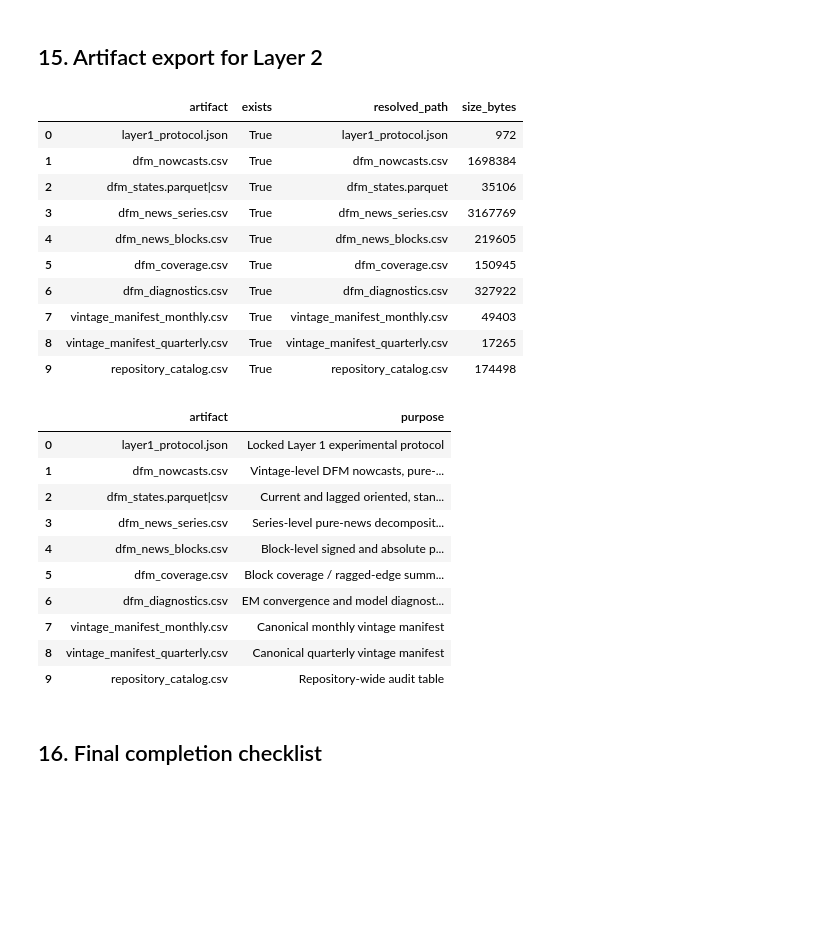
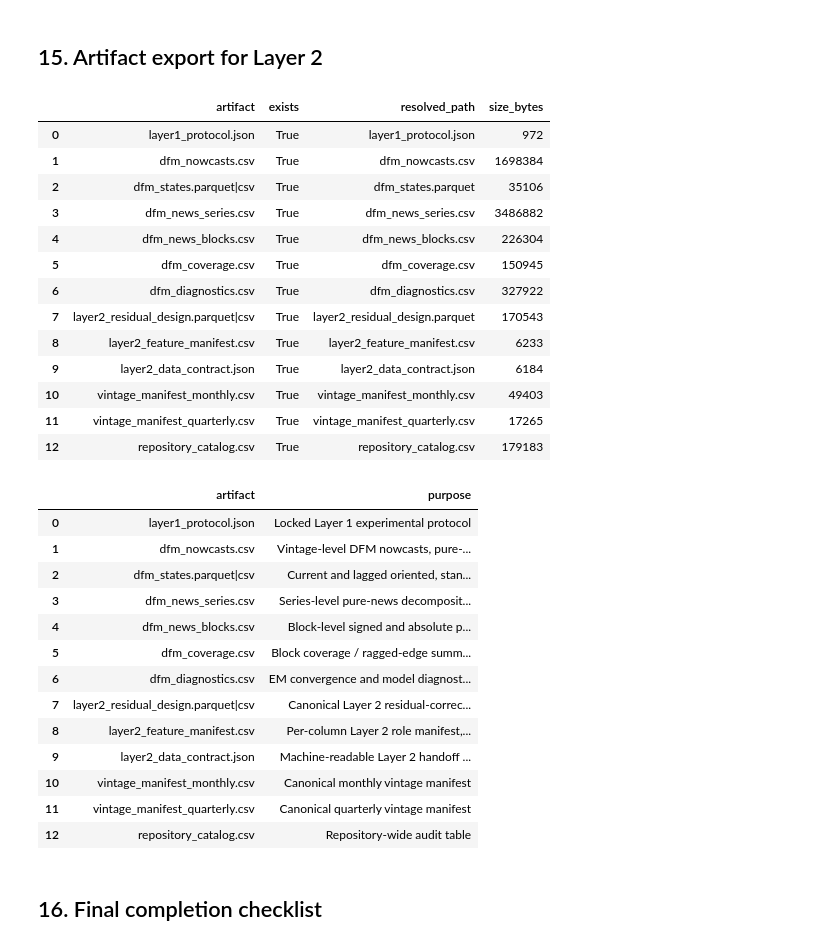
Before and after one commit to haminh109/Nowcasting-GDP-Growth, a Jupyter notebook: layer1_dfm_backbone.ipynb, the cells around one changed output. Drawn from its saved outputs; the diff is of its cells as text; code cells hidden in the pictures; blank space fills up the shorter version.

```diff
--- a/layer1_dfm_backbone.ipynb
+++ b/layer1_dfm_backbone.ipynb
@@ -1307,34 +1344,40 @@ else:
 # %%
 artifact_check = completion_checklist_frame(OUTPUT_DIR)
 display(artifact_check)
 
 artifact_purpose = pd.DataFrame(
     [
         {"artifact": "layer1_protocol.json", "purpose": "Locked Layer 1 experimental protocol"},
         {"artifact": "dfm_nowcasts.csv", "purpose": "Vintage-level DFM nowcasts, pure-news revisions, full-refit revisions, and residual targets (unsafe same-tau residual lags intentionally omitted)"},
         {"artifact": "dfm_states.parquet|csv", "purpose": "Current and lagged oriented, standardized factor states"},
-        {"artifact": "dfm_news_series.csv", "purpose": "Series-level pure-news decomposition under fixed previous-vintage parameters"},
-        {"artifact": "dfm_news_blocks.csv", "purpose": "Block-level signed and absolute pure-news decomposition"},
+        {"artifact": "dfm_news_series.csv", "purpose": "Series-level pure-news decomposition under fixed previous-vintage parameters with explicit mapping_status labels"},
+        {"artifact": "dfm_news_blocks.csv", "purpose": "Block-level signed and absolute pure-news decomposition with explicit quarterly_target_history labeling and no null-named blocks"},
         {"artifact": "dfm_coverage.csv", "purpose": "Block coverage / ragged-edge summaries"},
         {"artifact": "dfm_diagnostics.csv", "purpose": "EM convergence and model diagnostics using the actual fit_em stopping rule"},
+        {"artifact": "layer2_residual_design.parquet|csv", "purpose": "Canonical Layer 2 residual-correction design table with safe metadata, targets, and whitelisted feature families"},
+        {"artifact": "layer2_feature_manifest.csv", "purpose": "Per-column Layer 2 role manifest, inclusion flags, non-missing shares, and exclusion reasons"},
+        {"artifact": "layer2_data_contract.json", "purpose": "Machine-readable Layer 2 handoff contract: row grain, keys, targets, feature families, forbidden columns, and preprocessing requirements"},
         {"artifact": "vintage_manifest_monthly.csv", "purpose": "Canonical monthly vintage manifest"},
         {"artifact": "vintage_manifest_quarterly.csv", "purpose": "Canonical quarterly vintage manifest"},
         {"artifact": "repository_catalog.csv", "purpose": "Repository-wide audit table"},
     ]
 )
 display(artifact_purpose)
 # %% [output]
 |  | artifact | exists | resolved_path | size_bytes |
 | 0 | layer1_protocol.json | True | layer1_protocol.json | 972 |
 | 1 | dfm_nowcasts.csv | True | dfm_nowcasts.csv | 1698384 |
 | 2 | dfm_states.parquet|csv | True | dfm_states.parquet | 35106 |
-| 3 | dfm_news_series.csv | True | dfm_news_series.csv | 3167769 |
-| 4 | dfm_news_blocks.csv | True | dfm_news_blocks.csv | 219605 |
+| 3 | dfm_news_series.csv | True | dfm_news_series.csv | 3486882 |
+| 4 | dfm_news_blocks.csv | True | dfm_news_blocks.csv | 226304 |
 | 5 | dfm_coverage.csv | True | dfm_coverage.csv | 150945 |
 | 6 | dfm_diagnostics.csv | True | dfm_diagnostics.csv | 327922 |
-| 7 | vintage_manifest_monthly.csv | True | vintage_manifest_monthly.csv | 49403 |
-| 8 | vintage_manifest_quarterly.csv | True | vintage_manifest_quarterly.csv | 17265 |
-| 9 | repository_catalog.csv | True | repository_catalog.csv | 174498 |
+| 7 | layer2_residual_design.parquet|csv | True | layer2_residual_design.parquet | 170543 |
+| 8 | layer2_feature_manifest.csv | True | layer2_feature_manifest.csv | 6233 |
+| 9 | layer2_data_contract.json | True | layer2_data_contract.json | 6184 |
+| 10 | vintage_manifest_monthly.csv | True | vintage_manifest_monthly.csv | 49403 |
+| 11 | vintage_manifest_quarterly.csv | True | vintage_manifest_quarterly.csv | 17265 |
+| 12 | repository_catalog.csv | True | repository_catalog.csv | 179183 |
 |  | artifact | purpose |
 | 0 | layer1_protocol.json | Locked Layer 1 experimental protocol |
 | 1 | dfm_nowcasts.csv | Vintage-level DFM nowcasts, pure-... |
@@ -1343,9 +1386,12 @@ display(artifact_purpose)
 | 4 | dfm_news_blocks.csv | Block-level signed and absolute p... |
 | 5 | dfm_coverage.csv | Block coverage / ragged-edge summ... |
 | 6 | dfm_diagnostics.csv | EM convergence and model diagnost... |
-| 7 | vintage_manifest_monthly.csv | Canonical monthly vintage manifest |
-| 8 | vintage_manifest_quarterly.csv | Canonical quarterly vintage manifest |
-| 9 | repository_catalog.csv | Repository-wide audit table |
+| 7 | layer2_residual_design.parquet|csv | Canonical Layer 2 residual-correc... |
+| 8 | layer2_feature_manifest.csv | Per-column Layer 2 role manifest,... |
+| 9 | layer2_data_contract.json | Machine-readable Layer 2 handoff ... |
+| 10 | vintage_manifest_monthly.csv | Canonical monthly vintage manifest |
+| 11 | vintage_manifest_quarterly.csv | Canonical quarterly vintage manifest |
+| 12 | repository_catalog.csv | Repository-wide audit table |
 # %% [markdown]
 ## 16. Final completion checklist
 # %%
```
Also changed, not shown: parts of 9 cells of this notebook, 14 other files.
